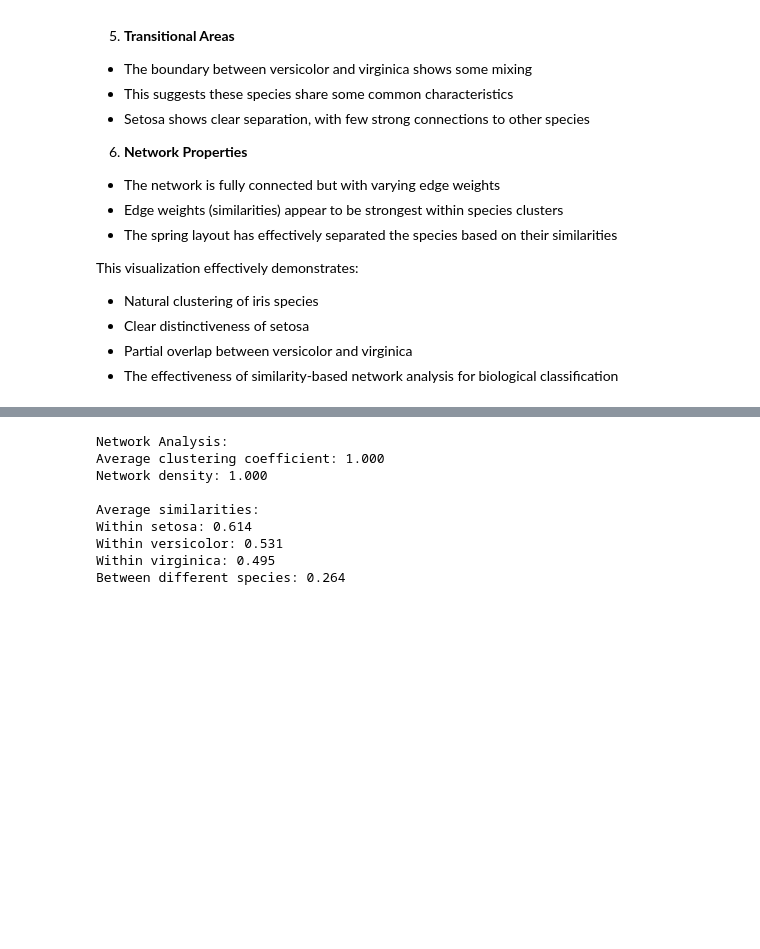
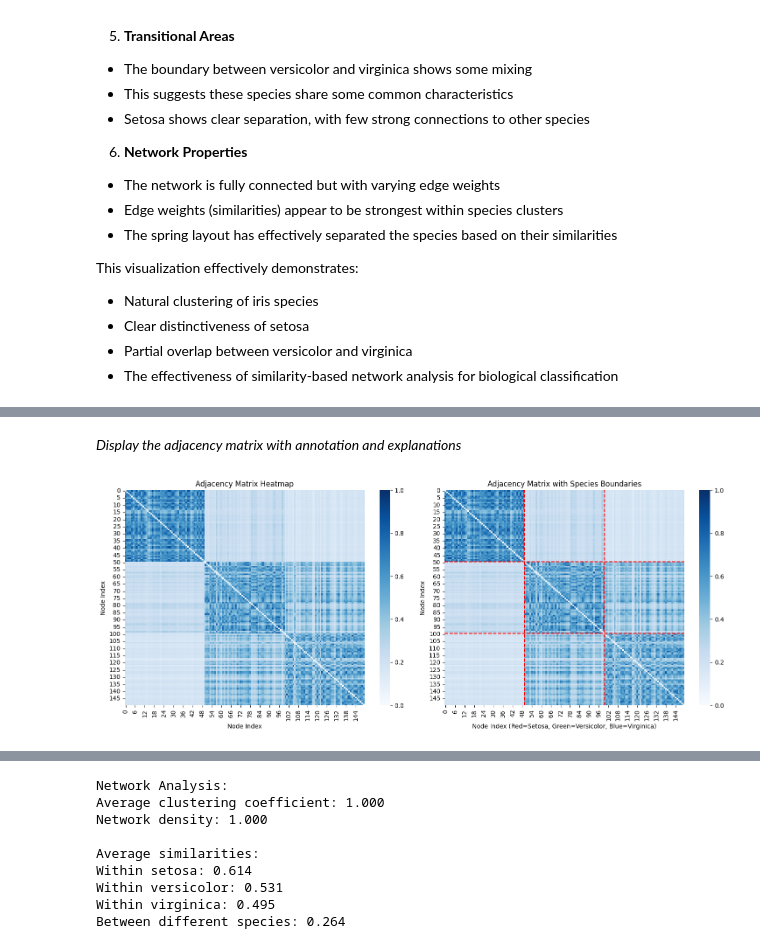
Before and after one commit to MMIV-ML/ELMED219-2025, a Jupyter notebook: Lab1-NetworkSci-PSN/notebooks/02-patient-similarity-networks-iris.ipynb, the cells around one changed output, grey strips where cells are left out. Saved outputs shown, nothing was run; the diff lists cells and outputs as text; code cells hidden in the pictures; blank space fills up the shorter version.

```diff
--- a/Lab1-NetworkSci-PSN/notebooks/02-patient-similarity-networks-iris.ipynb
+++ b/Lab1-NetworkSci-PSN/notebooks/02-patient-similarity-networks-iris.ipynb
@@ -253,0 +310,70 @@ First 5 rows and columns of adjacency matrix:
+# %% [markdown]
+_Display the adjacency matrix with annotation and explanations_
+# %%
+# Create and display adjacency matrix with annotations
+adj_matrix = nx.to_pandas_adjacency(G, weight='weight')
+
+# Create a figure with two subplots
+fig, (ax1, ax2) = plt.subplots(1, 2, figsize=(15, 6))
+
+# Plot 1: Basic heatmap
+sns.heatmap(adj_matrix, cmap='Blues', ax=ax1)
+ax1.set_title('Adjacency Matrix Heatmap')
+ax1.set_xlabel('Node Index')
+ax1.set_ylabel('Node Index')
+
+# Plot 2: Annotated heatmap with species boundaries
+# First, create species boundaries
+species_boundaries = np.cumsum([50, 50, 50])  # 50 samples per species
+
+# Plot heatmap
+sns.heatmap(adj_matrix, cmap='Blues', ax=ax2)
+
+# Add species boundary lines
+for boundary in species_boundaries[:-1]:
+    ax2.axhline(y=boundary, color='r', linestyle='--')
+    ax2.axvline(x=boundary, color='r', linestyle='--')
+
+ax2.set_title('Adjacency Matrix with Species Boundaries')
+ax2.set_xlabel('Node Index (Red=Setosa, Green=Versicolor, Blue=Virginica)')
+ax2.set_ylabel('Node Index')
+
+plt.tight_layout()
+plt.show()
+
+# Print explanation
+print("\nAdjacency Matrix Interpretation:")
+print("--------------------------------")
+print("1. Matrix Structure:")
+print("   - Size: 150x150 (one row/column per flower)")
+print("   - Values: Similarity scores between 0 and 1")
+print("   - Diagonal: Always 1 (self-similarity)")
+print("\n2. Block Structure:")
+print("   - Blocks 0-49: Setosa")
+print("   - Blocks 50-99: Versicolor")
+print("   - Blocks 100-149: Virginica")
+print("\n3. Key Observations:")
+print("   - Darker blocks along diagonal: High within-species similarity")
+print("   - Lighter off-diagonal blocks: Lower between-species similarity")
+print("   - Setosa block: Most distinct (lightest off-diagonal elements)")
+print("   - Versicolor-Virginica blocks: More similar (darker off-diagonal elements)")
+
+# Calculate and display some statistics
+within_species = []
+between_species = []
+
+for i in range(150):
+    for j in range(i+1, 150):
+        similarity = adj_matrix.iloc[i,j]
+        # Check if same species (within same 50-sample block)
+        if i//50 == j//50:
+            within_species.append(similarity)
+        else:
+            between_species.append(similarity)
+
+print("\n4. Statistical Summary:")
+print(f"   Average within-species similarity: {np.mean(within_species):.3f}")
+print(f"   Average between-species similarity: {np.mean(between_species):.3f}")
+print(f"   Ratio (within/between): {np.mean(within_species)/np.mean(between_species):.2f}x")
+# %% [output]
+[figure, added]
```
Also changed, not shown: parts of 19 cells of this notebook.
